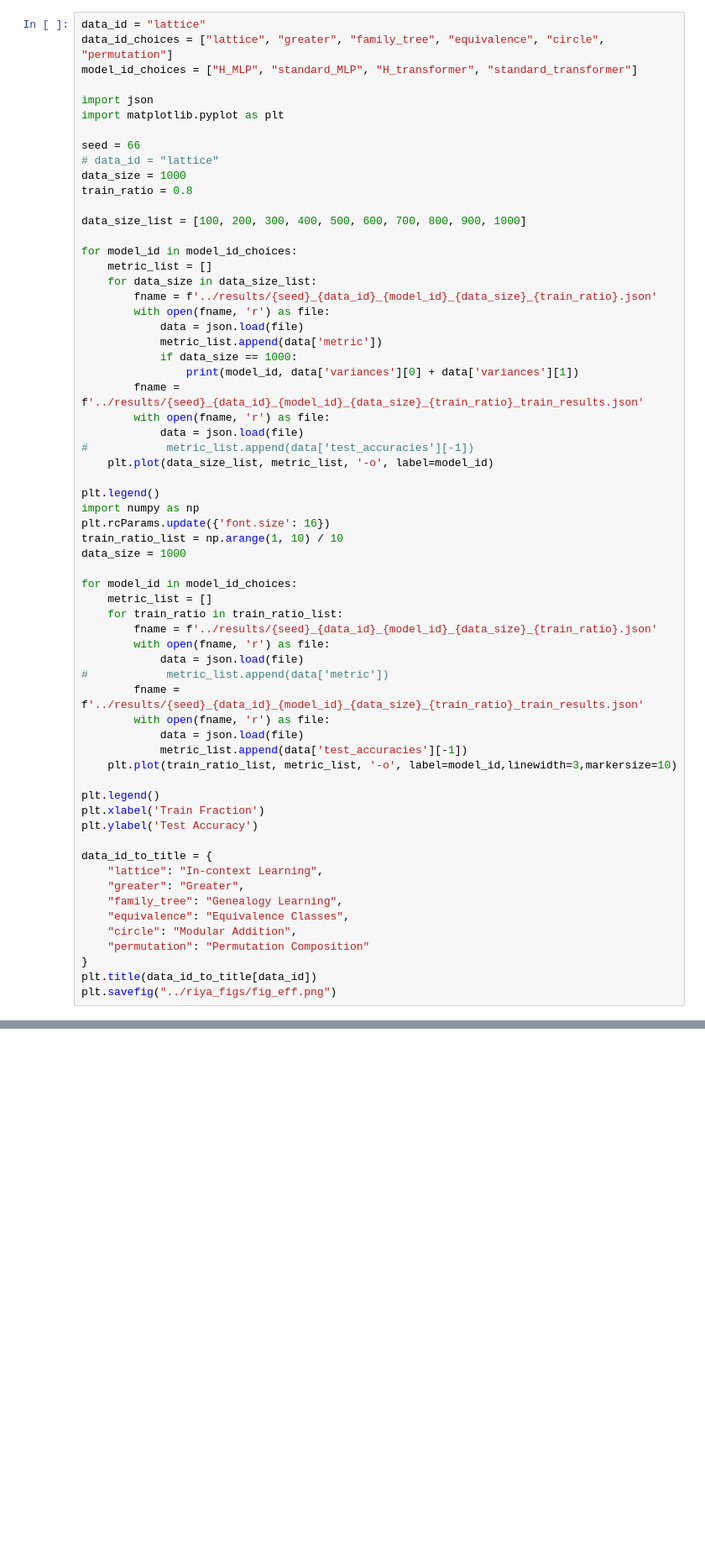
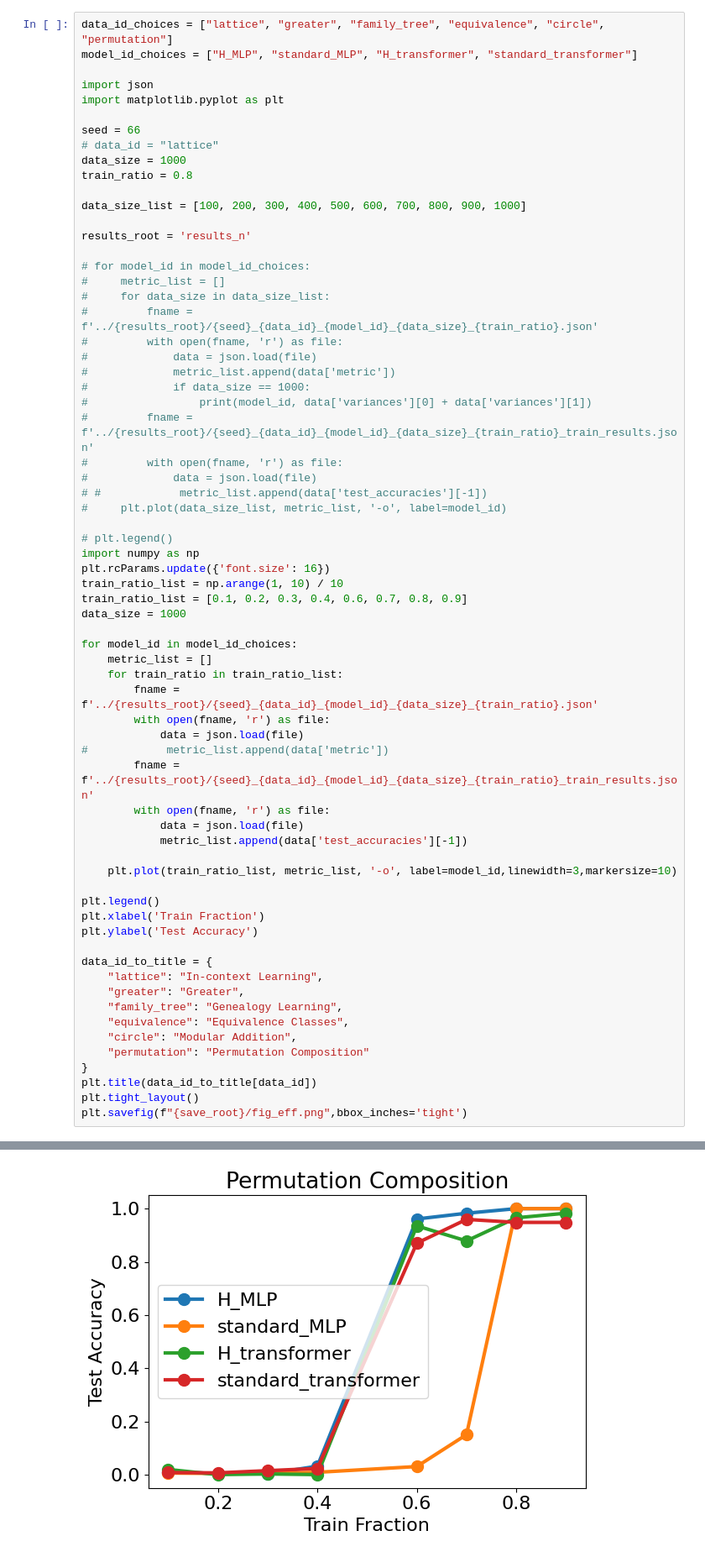
Before and after one commit to maxwellmg/grow-crystals-distance-experiments, a Jupyter notebook: notebooks/plot_results.ipynb, the cells around one changed output, grey strips where cells are left out. Shown at 84% size. Drawn from its saved outputs; the diff is of its cells as text; blank space fills up the shorter version.

```diff
--- a/notebooks/plot_results.ipynb
+++ b/notebooks/plot_results.ipynb
@@ -6,5 +10,4 @@ from src.utils.model import *
 # %%
-data_id = "lattice"
 data_id_choices = ["lattice", "greater", "family_tree", "equivalence", "circle", "permutation"]
 model_id_choices = ["H_MLP", "standard_MLP", "H_transformer", "standard_transformer"]
 
@@ -18,38 +21,42 @@ train_ratio = 0.8
 
 data_size_list = [100, 200, 300, 400, 500, 600, 700, 800, 900, 1000]
 
-for model_id in model_id_choices:
-    metric_list = []
-    for data_size in data_size_list:
-        fname = f'../results/{seed}_{data_id}_{model_id}_{data_size}_{train_ratio}.json'
-        with open(fname, 'r') as file:
-            data = json.load(file)
-            metric_list.append(data['metric'])
-            if data_size == 1000:
-                print(model_id, data['variances'][0] + data['variances'][1])
-        fname = f'../results/{seed}_{data_id}_{model_id}_{data_size}_{train_ratio}_train_results.json'
-        with open(fname, 'r') as file:
-            data = json.load(file)
-#            metric_list.append(data['test_accuracies'][-1])
-    plt.plot(data_size_list, metric_list, '-o', label=model_id)
+results_root = 'results_n'
 
-plt.legend()
+# for model_id in model_id_choices:
+#     metric_list = []
+#     for data_size in data_size_list:
+#         fname = f'../{results_root}/{seed}_{data_id}_{model_id}_{data_size}_{train_ratio}.json'
+#         with open(fname, 'r') as file:
+#             data = json.load(file)
+#             metric_list.append(data['metric'])
+#             if data_size == 1000:
+#                 print(model_id, data['variances'][0] + data['variances'][1])
+#         fname = f'../{results_root}/{seed}_{data_id}_{model_id}_{data_size}_{train_ratio}_train_results.json'
+#         with open(fname, 'r') as file:
+#             data = json.load(file)
+# #            metric_list.append(data['test_accuracies'][-1])
+#     plt.plot(data_size_list, metric_list, '-o', label=model_id)
+
+# plt.legend()
 import numpy as np
 plt.rcParams.update({'font.size': 16})
 train_ratio_list = np.arange(1, 10) / 10
+train_ratio_list = [0.1, 0.2, 0.3, 0.4, 0.6, 0.7, 0.8, 0.9]
 data_size = 1000
 
 for model_id in model_id_choices:
     metric_list = []
     for train_ratio in train_ratio_list:
-        fname = f'../results/{seed}_{data_id}_{model_id}_{data_size}_{train_ratio}.json'
+        fname = f'../{results_root}/{seed}_{data_id}_{model_id}_{data_size}_{train_ratio}.json'
         with open(fname, 'r') as file:
             data = json.load(file)
 #            metric_list.append(data['metric'])
-        fname = f'../results/{seed}_{data_id}_{model_id}_{data_size}_{train_ratio}_train_results.json'
+        fname = f'../{results_root}/{seed}_{data_id}_{model_id}_{data_size}_{train_ratio}_train_results.json'
         with open(fname, 'r') as file:
             data = json.load(file)
             metric_list.append(data['test_accuracies'][-1])
+
     plt.plot(train_ratio_list, metric_list, '-o', label=model_id,linewidth=3,markersize=10)
 
 plt.legend()
@@ -65,5 +72,6 @@ data_id_to_title = {
     "permutation": "Permutation Composition"
 }
 plt.title(data_id_to_title[data_id])
-plt.savefig("../riya_figs/fig_eff.png")
+plt.tight_layout()
+plt.savefig(f"{save_root}/fig_eff.png",bbox_inches='tight')
 # %% [output]
@@ -71,3 +78,4 @@ FileNotFoundError: [Errno 2] No such file or directory: '../results/66_lattice_H
+[figure, added]
 # %%
 from sklearn.decomposition import PCA
 
```
Also changed, not shown: parts of 6 cells of this notebook, 24 other files.
